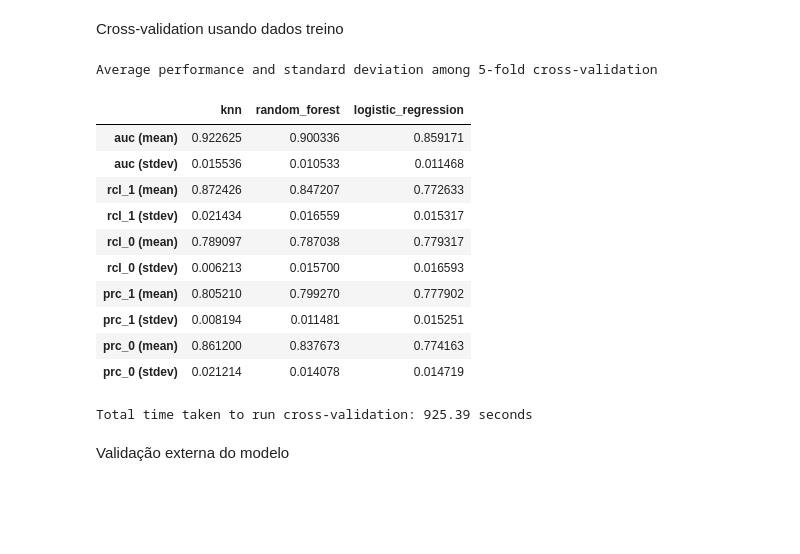
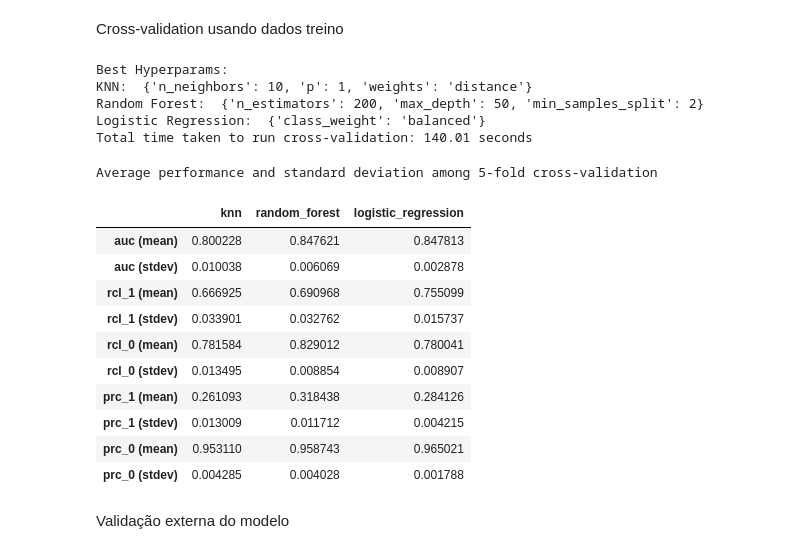
Before and after one commit to arturrur/mc853, a Jupyter notebook: funções.ipynb, the cells around one changed output. Drawn from its saved outputs; the diff is of its cells as text; code cells hidden in the pictures; blank space fills up the shorter version.

Commit message:
Modifica imputer

```diff
--- a/funções.ipynb
+++ b/funções.ipynb
@@ -199,23 +200,24 @@ def evaluate_cv(data):
         auc[algorithm] = []
         prec_n[algorithm] = []
         prec_p[algorithm] = []
-# Dict to save the best hyperparams on each fold
+
+    # Dict to save the best hyperparams on each fold
     best_params_summary = {alg: [] for alg in algorithms.keys()}
 
     for algorithm, (clf, parameters) in algorithms.items():
       best = GridSearchCV(clf, parameters, cv=gskf, scoring=(make_scorer(perf)))
+
       # Iterate through each round of the cross-validation
-
       for train, test in kf.split(X, y):
         # Allocate train and test data
         X_train, X_test = X.iloc[train], X.iloc[test]
         y_train, y_test = y.iloc[train], y.iloc[test]
 
         # # Apply over-under sampling
-        # X_train, y_train = data_sample(X_train, y_train)
+        X_train, y_train = data_sample(X_train, y_train)
 
-        # X_train = imputer.fit_transform(X_train)
-        # X_test = imputer.transform(X_test)
+        X_train = imputer.fit_transform(X_train)
+        X_test = imputer.transform(X_test)
 
         # Standardize features
         X_train = preprocessing.fit_transform(X_train)
@@ -245,6 +247,7 @@ def evaluate_cv(data):
         auc[algorithm].append(aucscore)
 
     final_best_params = {}
+
     # Choose the most common hyperparams across all folds
     for alg, params_list in best_params_summary.items():
           most_common = Counter([frozenset(p.items()) for p in params_list]).most_common(1)[0][0]
@@ -278,9 +281,6 @@ def evaluate_cv(data):
     # Calculate the time taken
     total_time = end_time - start_time
 
-    # Display the DataFrame
-    display(df)
-
     # Print the selected hyperparameters
     print("Best Hyperparams:")
     print("KNN: ", str(final_best_params['knn']))
@@ -413,30 +411,25 @@ Cross-validation usando dados treino
 # %%
 df = pd.read_csv('https://raw.githubusercontent.com/arturrur/mc853/refs/heads/using-KNN-imputer/data/training/treino.csv')
 
-# impute NaN values in Escolaridade column
-df_full = impute_missing(df)
-
-# resample data so death and survival are 50-50
-target_feature = df.columns[-1]
-x_balanced, y_balanced = data_sample(df_full.drop(columns=[target_feature]), df_full[target_feature])
-df_balanced = pd.concat([x_balanced, y_balanced], axis=1)
-
-# evaluates
-evaluate_cv(df_balanced);
+evaluate_cv(df)
 # %% [output]
-Average performance and standard deviation among 5-fold cross-validation
+Best Hyperparams:
+KNN:  {'n_neighbors': 10, 'p': 1, 'weights': 'distance'}
+Random Forest:  {'n_estimators': 200, 'max_depth': 50, 'min_samples_split': 2}
+Logistic Regression:  {'class_weight': 'balanced'}
+Total time taken to run cross-validation: 140.01 seconds
+Average performance and standard deviation among 5-fold cross-validation
 |  | knn | random_forest | logistic_regression |
-| auc (mean) | 0.922625 | 0.900336 | 0.859171 |
-| auc (stdev) | 0.015536 | 0.010533 | 0.011468 |
-| rcl_1 (mean) | 0.872426 | 0.847207 | 0.772633 |
-| rcl_1 (stdev) | 0.021434 | 0.016559 | 0.015317 |
-| rcl_0 (mean) | 0.789097 | 0.787038 | 0.779317 |
-| rcl_0 (stdev) | 0.006213 | 0.015700 | 0.016593 |
-| prc_1 (mean) | 0.805210 | 0.799270 | 0.777902 |
-| prc_1 (stdev) | 0.008194 | 0.011481 | 0.015251 |
-| prc_0 (mean) | 0.861200 | 0.837673 | 0.774163 |
-| prc_0 (stdev) | 0.021214 | 0.014078 | 0.014719 |
+| auc (mean) | 0.800228 | 0.847621 | 0.847813 |
+| auc (stdev) | 0.010038 | 0.006069 | 0.002878 |
+| rcl_1 (mean) | 0.666925 | 0.690968 | 0.755099 |
+| rcl_1 (stdev) | 0.033901 | 0.032762 | 0.015737 |
+| rcl_0 (mean) | 0.781584 | 0.829012 | 0.780041 |
+| rcl_0 (stdev) | 0.013495 | 0.008854 | 0.008907 |
+| prc_1 (mean) | 0.261093 | 0.318438 | 0.284126 |
+| prc_1 (stdev) | 0.013009 | 0.011712 | 0.004215 |
+| prc_0 (mean) | 0.953110 | 0.958743 | 0.965021 |
+| prc_0 (stdev) | 0.004285 | 0.004028 | 0.001788 |
-Total time taken to run cross-validation: 925.39 seconds
 # %% [markdown]
 Validação externa do modelo
 # %%
```
Also changed, not shown: parts of 4 cells of this notebook.
